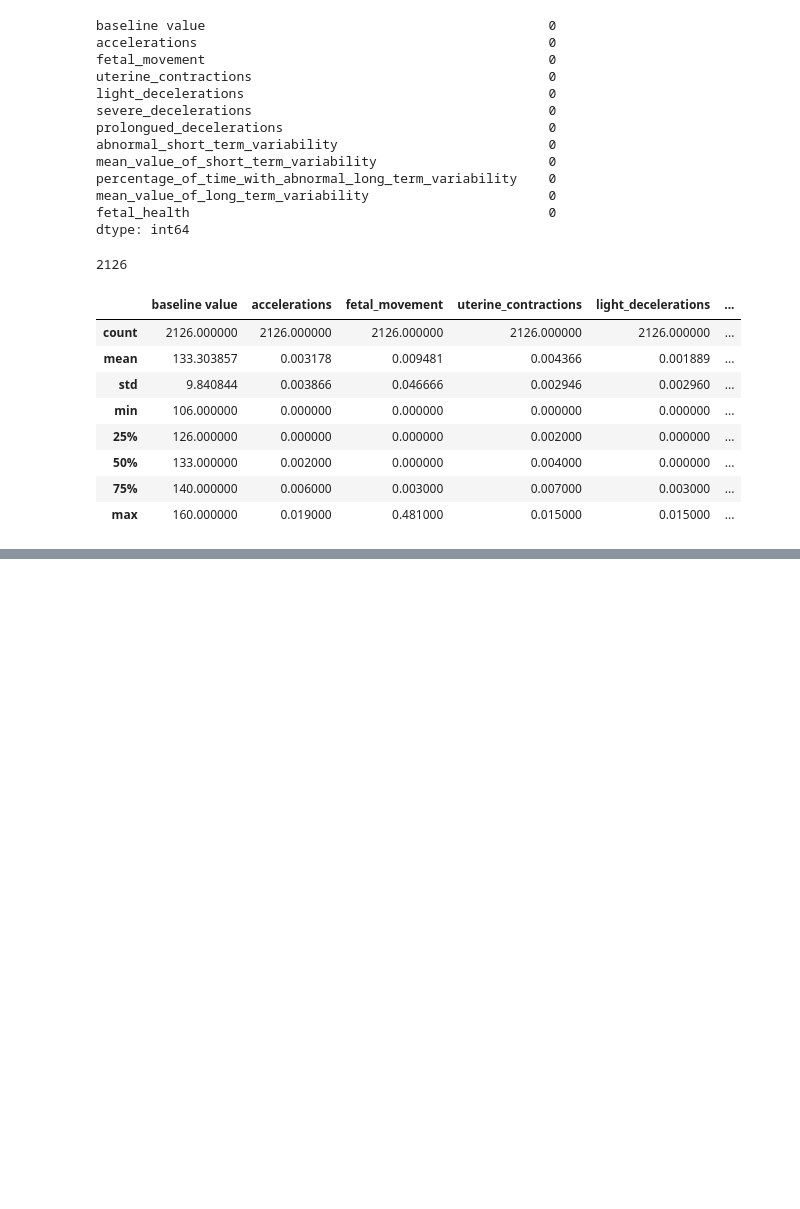
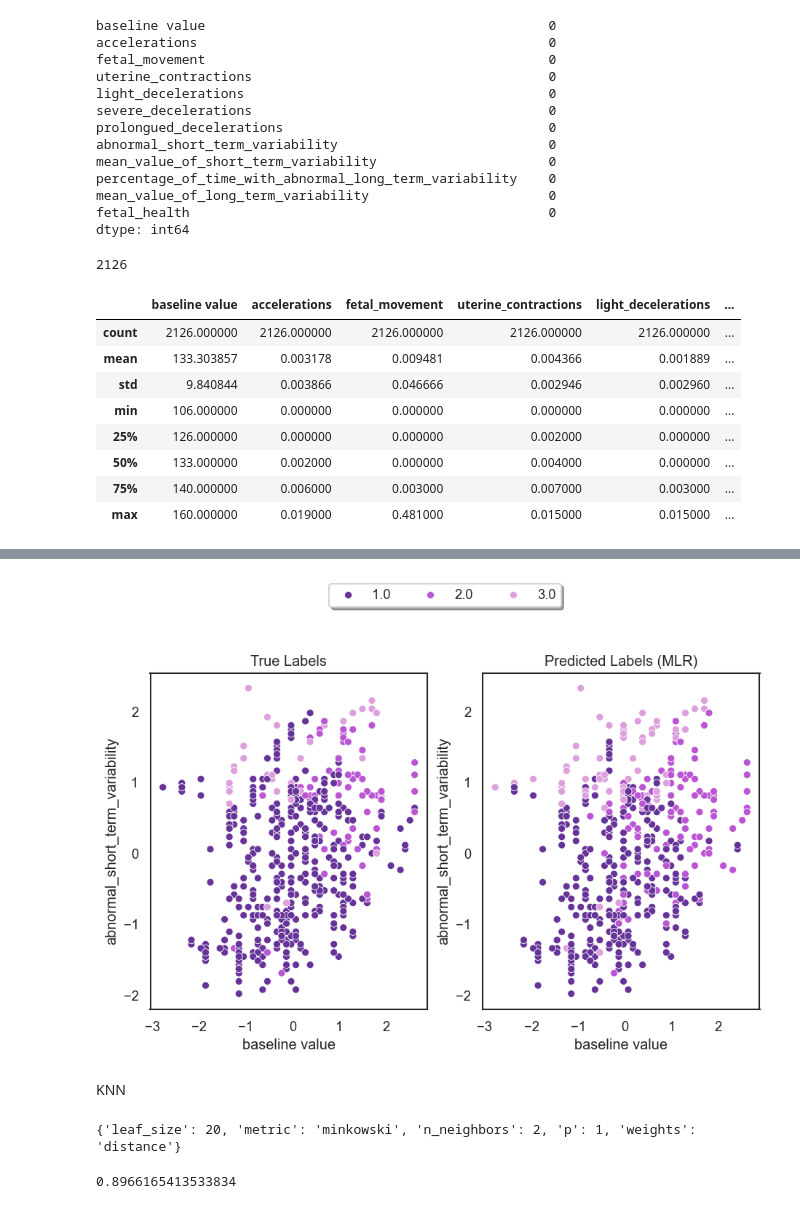
Before and after one commit to adamaj99pwr/ML, a Jupyter notebook: lab3/lab3.ipynb, the cells around one changed output, grey strips where cells are left out. Saved outputs shown, nothing was run; the diff lists cells and outputs as text; code cells hidden in the pictures; blank space fills up the shorter version.

```diff
--- a/lab3/lab3.ipynb
+++ b/lab3/lab3.ipynb
@@ -103,0 +135,25 @@ plt.show()
+# %%
+def visClass(hue_pred, method):
+
+    class_colors = {1.0: 'rebeccapurple', 2.0: 'mediumorchid', 3.0: 'plum'}
+
+    plt.figure()
+    ax1 = plt.subplot(1, 2, 1)
+    sns.scatterplot(x=X_test['baseline value'], y=X_test['abnormal_short_term_variability'], hue=y_test, palette=class_colors, legend='full')
+    plt.title('True Labels')
+    plt.xlabel('baseline value')
+    plt.ylabel('abnormal_short_term_variability')
+
+    ax2 = plt.subplot(1, 2, 2)
+    sns.scatterplot(x=X_test['baseline value'], y=X_test['abnormal_short_term_variability'], hue=hue_pred, palette=class_colors, legend='full')
+    plt.title(f'Predicted Labels ({method})')
+    plt.xlabel('baseline value')
+    plt.ylabel('abnormal_short_term_variability')
+
+    ax2.get_legend().remove()
+    ax1.get_legend().remove()
+
+    handles, labels = ax2.get_legend_handles_labels()
+    plt.figlegend(handles, labels, loc='upper center', bbox_to_anchor=(0.5, 1.1), fancybox=True, shadow=True, ncol=len(labels))
+
+    plt.show()
@@ -103,0 +176,35 @@ plt.show()
+# %%
+visClass(lr_pred, 'MLR')
+# %% [output]
+[figure, added]
+# %% [markdown]
+KNN
+# %%
+knn = KNeighborsClassifier(algorithm='auto')
+
+knn_params = {
+    'n_neighbors': list(range(1, 11)),
+    'leaf_size': list(range(20, 41)), # passed to BallTree or KDTree if they're chosen as algorithm
+    'p': [1, 2], # 1 - manhattan, 2 - euclidean
+    'weights': ['uniform', 'distance'],
+    'metric': ['minkowski', 'chebyshev']}
+
+gs_knn= GridSearchCV(
+    estimator=knn,
+    param_grid=knn_params,
+    scoring = 'accuracy',
+    n_jobs = -1,
+    cv = 5
+)
+
+gs_knn.fit(X_train_os, y_train_os)
+
+print(gs_knn.best_params_ )
+
+knn_pred = gs_knn.predict(X_test)
+# %% [output]
+{'leaf_size': 20, 'metric': 'minkowski', 'n_neighbors': 2, 'p': 1, 'weights': 'distance'}
+# %%
+accuracy_score(y_test, knn_pred)
+# %% [output]
+0.8966165413533834
```
Also changed, not shown: parts of 35 cells of this notebook.
